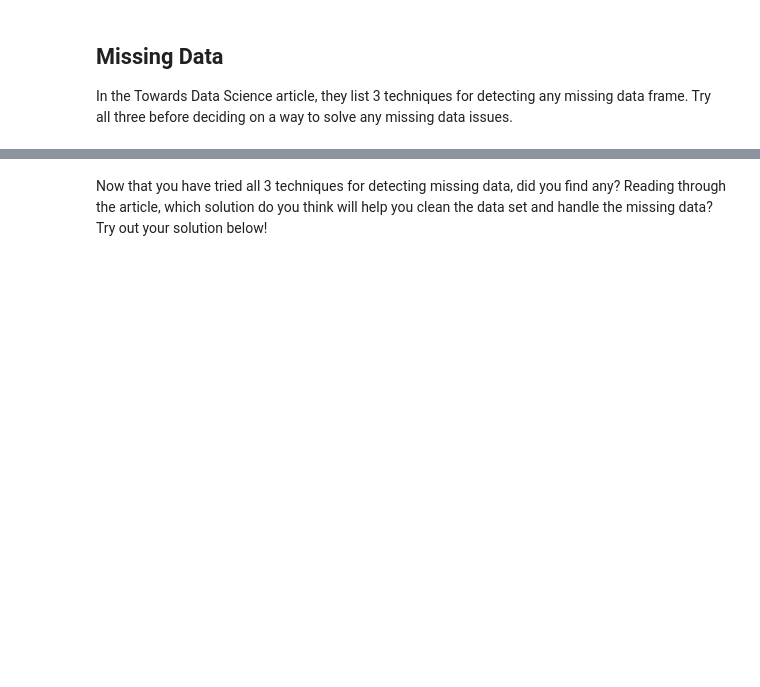
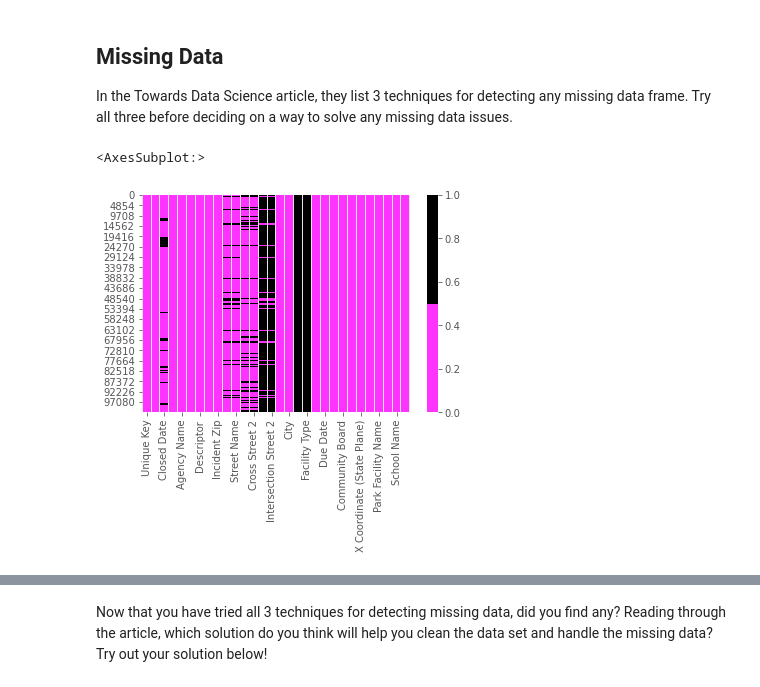
Before and after one commit to Jeeper25/cleaning-data, a Jupyter notebook: Cleaning Data Exercises.ipynb, the cells around one changed output, grey strips where cells are left out. Drawn from its saved outputs; the diff is of its cells as text; code cells hidden in the pictures; blank space fills up the shorter version.

```diff
--- a/Cleaning Data Exercises.ipynb
+++ b/Cleaning Data Exercises.ipynb
@@ -7,8 +7,14 @@ To start cleaning data, we first need to create a dataframe from the CSV and pri
 # %%
 # Import pandas and any other libraries you need here. HINT: Check out the article to see what they imported to get started!
 import pandas as pd
+import numpy as np
+import seaborn as sns
 
+import matplotlib.pyplot as plt
+import matplotlib.pyplot as mlab
+import matplotlib
+plt.style.use('ggplot')
+import csv
 
 # Create a new dataframe from your CSV
-df = Rats
-Rats = pd.read_csv("Rat_Sightings.csv")
+df = pd.read_csv('Rat_Sightings.csv')
@@ -27,5 +59,11 @@ Now you have a dataframe set up, you are ready to dive in and start cleaning!
 In the Towards Data Science article, they list 3 techniques for detecting any missing data frame. Try all three before deciding on a way to solve any missing data issues.
 # %%
 # Plot a heatmap of any missing data
+cols = df.columns[:30]
+colors = ['#ff33ff', '#000000']
+sns.heatmap(df[cols].isnull(), cmap = sns.color_palette(colors))
+# %% [output]
+<AxesSubplot:>
+[figure, added]
 # %%
 # Try out a missing data percentage list!
```
Also changed, not shown: parts of 11 cells of this notebook.
